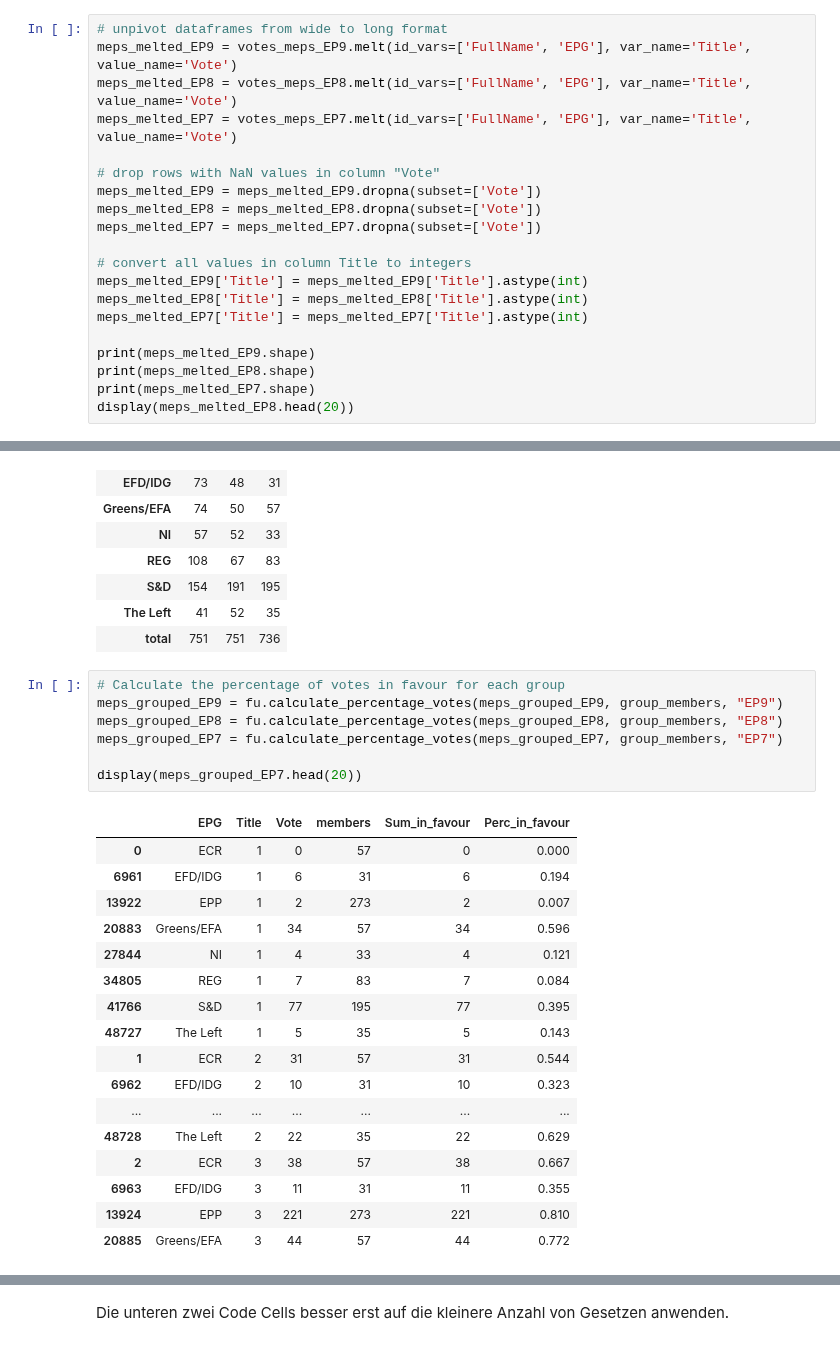
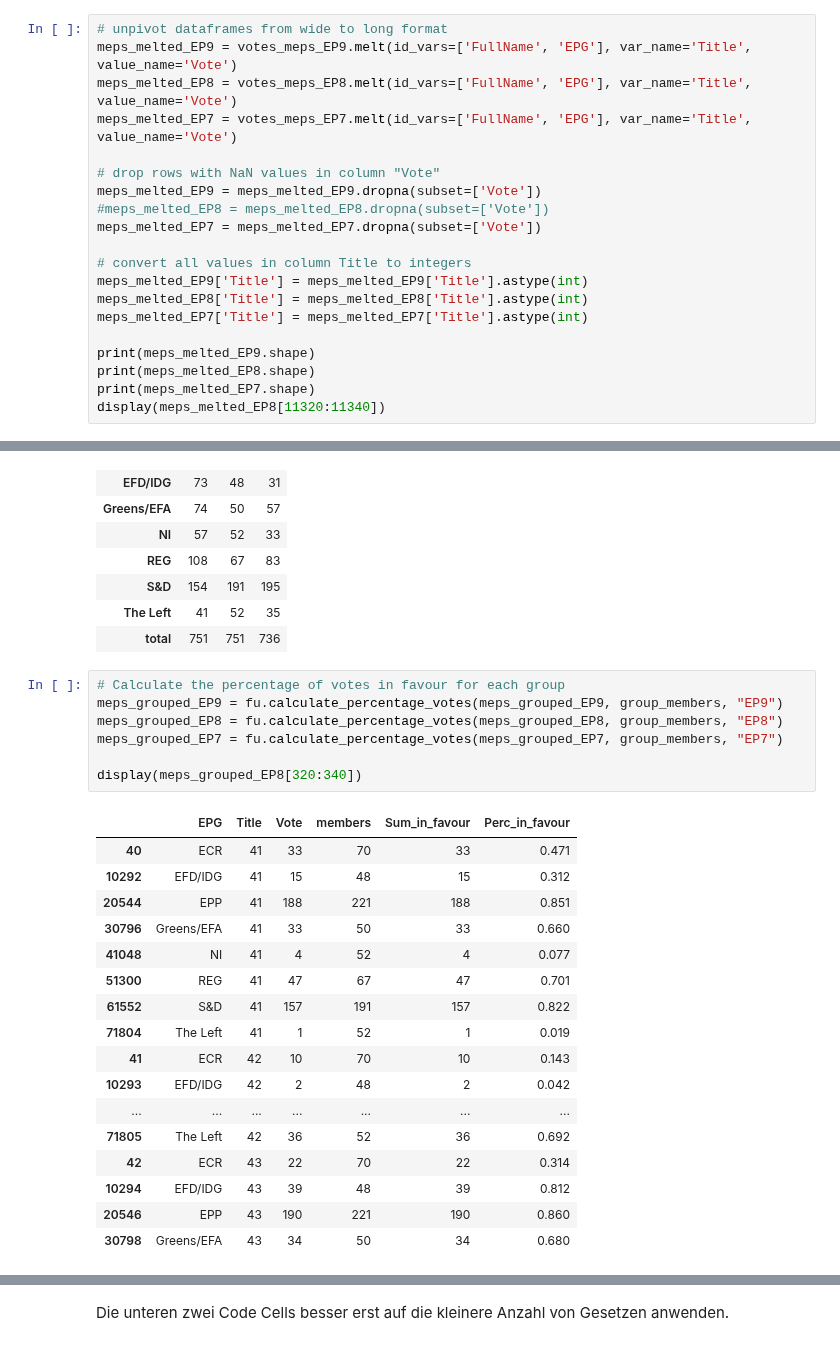
Before and after one commit to izu457/Thesis_Finetuning_GPT3.5_Political_Stance, a Jupyter notebook: EDA.ipynb, the cells around one changed output, grey strips where cells are left out. Cells and saved outputs as stored; diff of their text form.

```diff
--- a/EDA.ipynb
+++ b/EDA.ipynb
@@ -367,7 +399,7 @@ meps_melted_EP7 = votes_meps_EP7.melt(id_vars=['FullName', 'EPG'], var_name='Tit
 
 # drop rows with NaN values in column "Vote"
 meps_melted_EP9 = meps_melted_EP9.dropna(subset=['Vote'])
-meps_melted_EP8 = meps_melted_EP8.dropna(subset=['Vote'])
+#meps_melted_EP8 = meps_melted_EP8.dropna(subset=['Vote'])
 meps_melted_EP7 = meps_melted_EP7.dropna(subset=['Vote'])
 
 # convert all values in column Title to integers
@@ -378,6 +410,6 @@ meps_melted_EP7['Title'] = meps_melted_EP7['Title'].astype(int)
 print(meps_melted_EP9.shape)
 print(meps_melted_EP8.shape)
 print(meps_melted_EP7.shape)
-display(meps_melted_EP8.head(20))
+display(meps_melted_EP8[11320:11340])
 # %% [output]
 (10888331, 4)
@@ -494,28 +526,28 @@ group_members
 # %%
 # Calculate the percentage of votes in favour for each group
 meps_grouped_EP9 = fu.calculate_percentage_votes(meps_grouped_EP9, group_members, "EP9")
 meps_grouped_EP8 = fu.calculate_percentage_votes(meps_grouped_EP8, group_members, "EP8")
 meps_grouped_EP7 = fu.calculate_percentage_votes(meps_grouped_EP7, group_members, "EP7")
 
-display(meps_grouped_EP7.head(20))
+display(meps_grouped_EP8[320:340])
 # %% [output]
 |  | EPG | Title | Vote | members | Sum_in_favour | Perc_in_favour |
-| 0 | ECR | 1 | 0 | 57 | 0 | 0.000 |
-| 6961 | EFD/IDG | 1 | 6 | 31 | 6 | 0.194 |
-| 13922 | EPP | 1 | 2 | 273 | 2 | 0.007 |
-| 20883 | Greens/EFA | 1 | 34 | 57 | 34 | 0.596 |
-| 27844 | NI | 1 | 4 | 33 | 4 | 0.121 |
-| 34805 | REG | 1 | 7 | 83 | 7 | 0.084 |
-| 41766 | S&D | 1 | 77 | 195 | 77 | 0.395 |
-| 48727 | The Left | 1 | 5 | 35 | 5 | 0.143 |
-| 1 | ECR | 2 | 31 | 57 | 31 | 0.544 |
-| 6962 | EFD/IDG | 2 | 10 | 31 | 10 | 0.323 |
+| 40 | ECR | 41 | 33 | 70 | 33 | 0.471 |
+| 10292 | EFD/IDG | 41 | 15 | 48 | 15 | 0.312 |
+| 20544 | EPP | 41 | 188 | 221 | 188 | 0.851 |
+| 30796 | Greens/EFA | 41 | 33 | 50 | 33 | 0.660 |
+| 41048 | NI | 41 | 4 | 52 | 4 | 0.077 |
+| 51300 | REG | 41 | 47 | 67 | 47 | 0.701 |
+| 61552 | S&D | 41 | 157 | 191 | 157 | 0.822 |
+| 71804 | The Left | 41 | 1 | 52 | 1 | 0.019 |
+| 41 | ECR | 42 | 10 | 70 | 10 | 0.143 |
+| 10293 | EFD/IDG | 42 | 2 | 48 | 2 | 0.042 |
 | ... | ... | ... | ... | ... | ... | ... |
-| 48728 | The Left | 2 | 22 | 35 | 22 | 0.629 |
-| 2 | ECR | 3 | 38 | 57 | 38 | 0.667 |
-| 6963 | EFD/IDG | 3 | 11 | 31 | 11 | 0.355 |
-| 13924 | EPP | 3 | 221 | 273 | 221 | 0.810 |
-| 20885 | Greens/EFA | 3 | 44 | 57 | 44 | 0.772 |
+| 71805 | The Left | 42 | 36 | 52 | 36 | 0.692 |
+| 42 | ECR | 43 | 22 | 70 | 22 | 0.314 |
+| 10294 | EFD/IDG | 43 | 39 | 48 | 39 | 0.812 |
+| 20546 | EPP | 43 | 190 | 221 | 190 | 0.860 |
+| 30798 | Greens/EFA | 43 | 34 | 50 | 34 | 0.680 |
 # %%
 # pivot table back to wide format, set EPG and Title as columns, keep index
 perc_in_favour_EP9 = meps_grouped_EP9.pivot(index='Title', columns='EPG', values=["Sum_in_favour", 'Perc_in_favour'])
```
Also changed, not shown: parts of 22 cells of this notebook, 3 other files.
